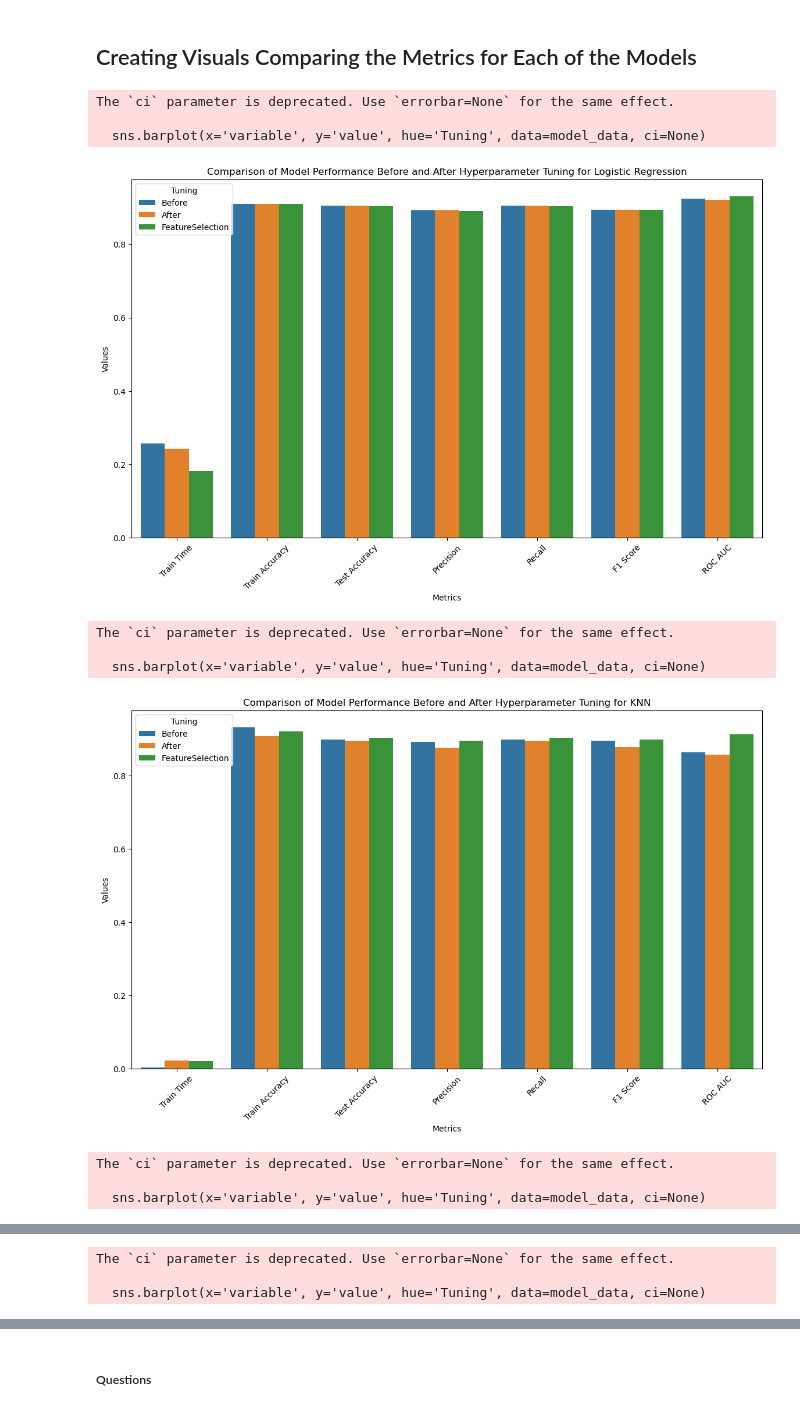
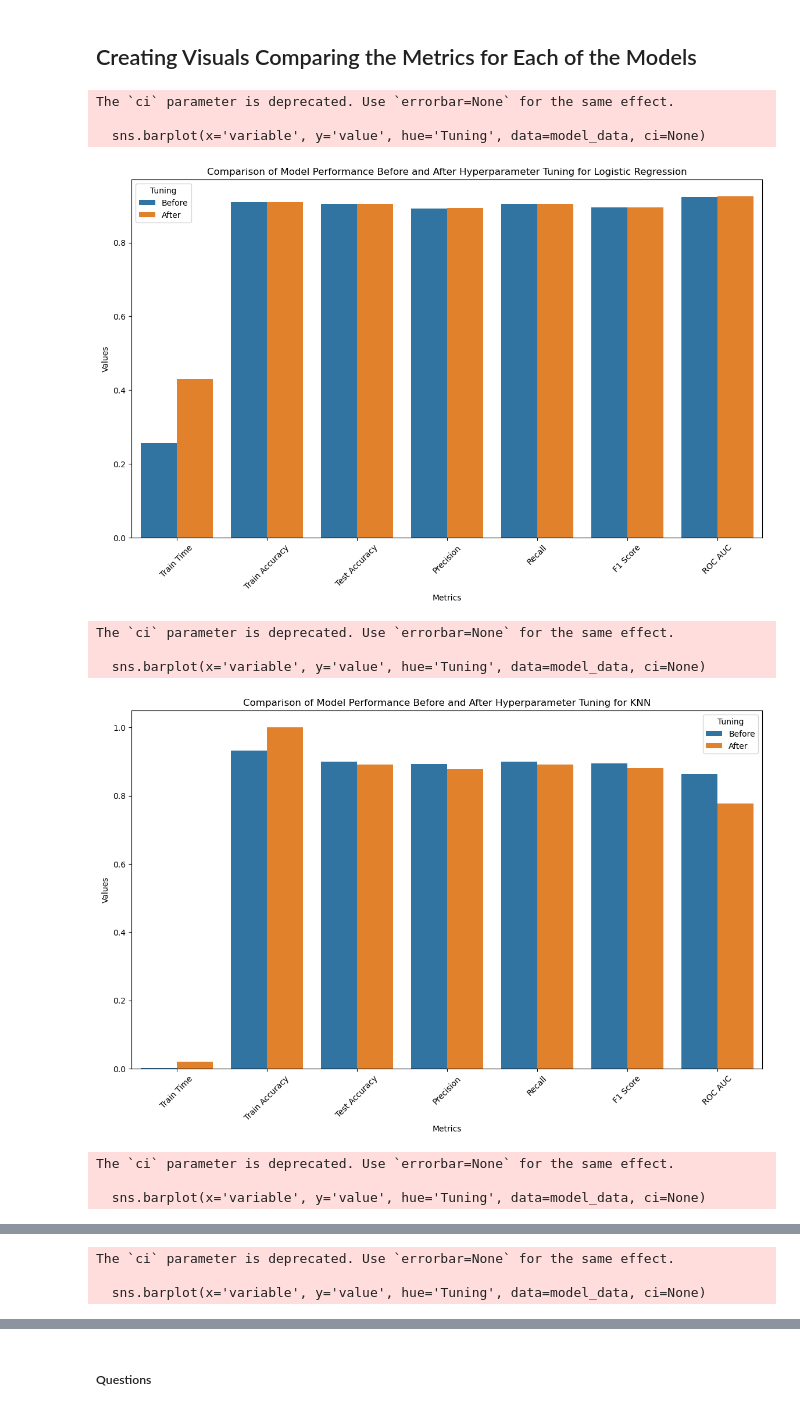
Before and after one commit to anjana250/comparing_classifiers, a Jupyter notebook: module_17_starter/prompt_III.ipynb, the cells around one changed output, grey strips where cells are left out. Cells and saved outputs as stored; diff of their text form; code cells hidden in the pictures.

```diff
--- a/module_17_starter/prompt_III.ipynb
+++ b/module_17_starter/prompt_III.ipynb
@@ -532,7 +532,7 @@ Performing a grid search with cross-validation to find the best Logistic Regress
 log_reg_param_grid = {'C': [0.001, 0.01, 0.1, 1, 10, 100]}
 
 # Perform grid search with cross-validation for Logistic Regression
-log_reg_grid_search = GridSearchCV(LogisticRegression(random_state=42), log_reg_param_grid, cv=5, scoring='accuracy')
+log_reg_grid_search = GridSearchCV(LogisticRegression(random_state=42), log_reg_param_grid, cv=5, scoring='recall')
 log_reg_grid_search.fit(X_train, y_train)
 
 # Get the best Logistic Regression model from the grid search
@@ -577,7 +577,7 @@ knn_pipeline = Pipeline([
 ])
 
 # Perform grid search with cross-validation for KNN
-knn_grid_search = GridSearchCV(knn_pipeline, knn_param_grid, cv=5, scoring='accuracy', n_jobs=-1)
+knn_grid_search = GridSearchCV(knn_pipeline, knn_param_grid, cv=5, scoring='recall', n_jobs=-1)
 knn_grid_search.fit(X_train, y_train)
 
 # Get the best KNN model from the grid search
@@ -820,19 +845,0 @@ Please also refer to the documentation for alternative solver options:
-# %%
-
-
-# Select the top 20 features
-selector = SelectKBest(f_classif, k=20)
-X_train_selected = selector.fit_transform(X_train, y_train)
-X_test_selected = selector.transform(X_test)
-
-
-results_select = []
-
-for model_name, model in best_models.items():
-    fit_time, train_accuracy, test_accuracy, precision, recall, f1, roc_auc = evaluate_model(model, X_train_selected, y_train, X_test_selected, y_test)
-    results_select.append([model_name, fit_time, train_accuracy, test_accuracy, precision, recall, f1, roc_auc])
-
-results_select_df = pd.DataFrame(results_select, columns=["Model", "Train Time", "Train Accuracy", "Test Accuracy", "Precision", "Recall", "F1 Score", "ROC AUC"])
-
-# Display results DataFrame
-results_select_df
@@ -860,43 +881,43 @@ Please also refer to the documentation for alternative solver options:
 # Add a column to distinguish before and after tuning
 results_default_df['Tuning'] = 'Before'
 results_df['Tuning'] = 'After'
-results_select_df['Tuning'] = 'FeatureSelection'
+
 
 # Combine the DataFrames
-df_combined = pd.concat([results_default_df, results_df, results_select_df])
+df_combined = pd.concat([results_default_df, results_df])
 
 # Melt the DataFrame for easier plotting with seaborn
 df_melted = df_combined.melt(id_vars=['Model', 'Tuning'], value_vars=['Train Time', 'Train Accuracy', 'Test Accuracy', 'Precision', 'Recall', 'F1 Score', 'ROC AUC'])
 
 # Create a bar plot for each model
 models = df_combined['Model'].unique()
 for model in models:
     model_data = df_melted[df_melted['Model'] == model]
 
     plt.figure(figsize=(14, 8))
     sns.barplot(x='variable', y='value', hue='Tuning', data=model_data, ci=None)
 
     # Add titles and labels
     plt.title(f'Comparison of Model Performance Before and After Hyperparameter Tuning for {model}')
     plt.xlabel('Metrics')
     plt.ylabel('Values')
     plt.legend(title='Tuning')
     plt.xticks(rotation=45)
 
     # Save plot
     plt.savefig(f'images/{model}_comparison.png')
 
     # Show plot
     plt.show()
 # %% [output]
 The `ci` parameter is deprecated. Use `errorbar=None` for the same effect.
 
   sns.barplot(x='variable', y='value', hue='Tuning', data=model_data, ci=None)
-[figure, old version]
+[figure, new version]
 The `ci` parameter is deprecated. Use `errorbar=None` for the same effect.
 
   sns.barplot(x='variable', y='value', hue='Tuning', data=model_data, ci=None)
-[figure, old version]
+[figure, new version]
 The `ci` parameter is deprecated. Use `errorbar=None` for the same effect.
 
   sns.barplot(x='variable', y='value', hue='Tuning', data=model_data, ci=None)
```
Also changed, not shown: parts of 19 cells of this notebook, 4 other files.
